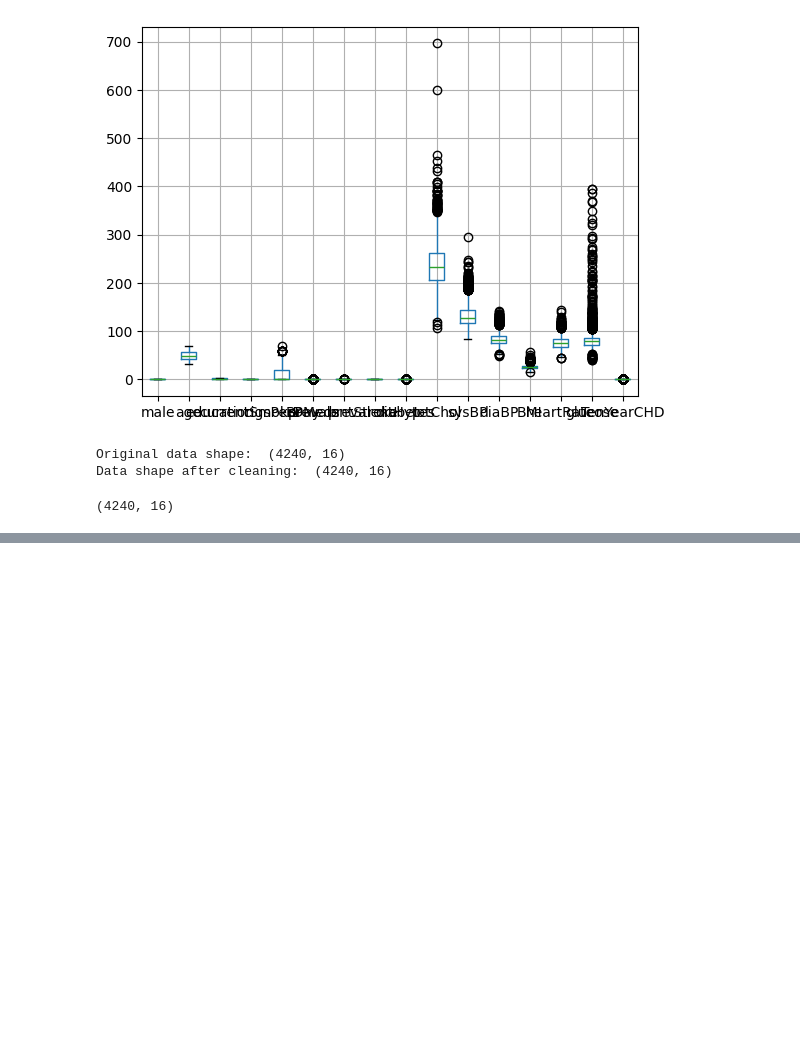
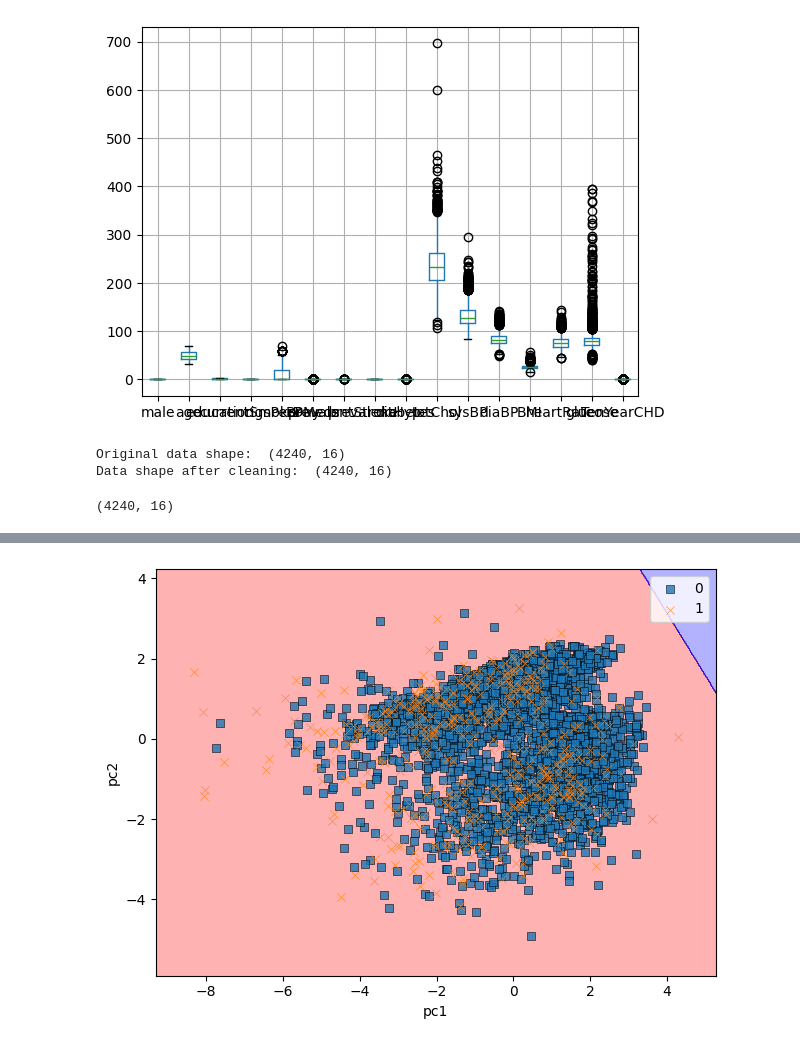
Before and after one commit to RTWh7a/CardiacRisk-ML-End-to-End-Predictive-Pipeline-for-10-Year-Cardiovascular-Risk, a Jupyter notebook: CDH_ML_Project.ipynb, the cells around one changed output, grey strips where cells are left out. Cells and saved outputs as stored; diff of their text form; code cells hidden in the pictures; blank space fills up the shorter version.

```diff
--- a/CDH_ML_Project.ipynb
+++ b/CDH_ML_Project.ipynb
@@ -164,0 +456,9 @@ clean_data2.shape #To ensure that IQR technique gives same result
+# %%
+plot_decision_region(X_train_pca,y_train,classifier=lr)
+plt.xlabel('pc1')
+plt.ylabel('pc2')
+plt.tight_layout()
+plt.legend(loc='best')
+plt.show()
+# %% [output]
+[figure, added]
```
Also changed, not shown: parts of 25 cells of this notebook.
